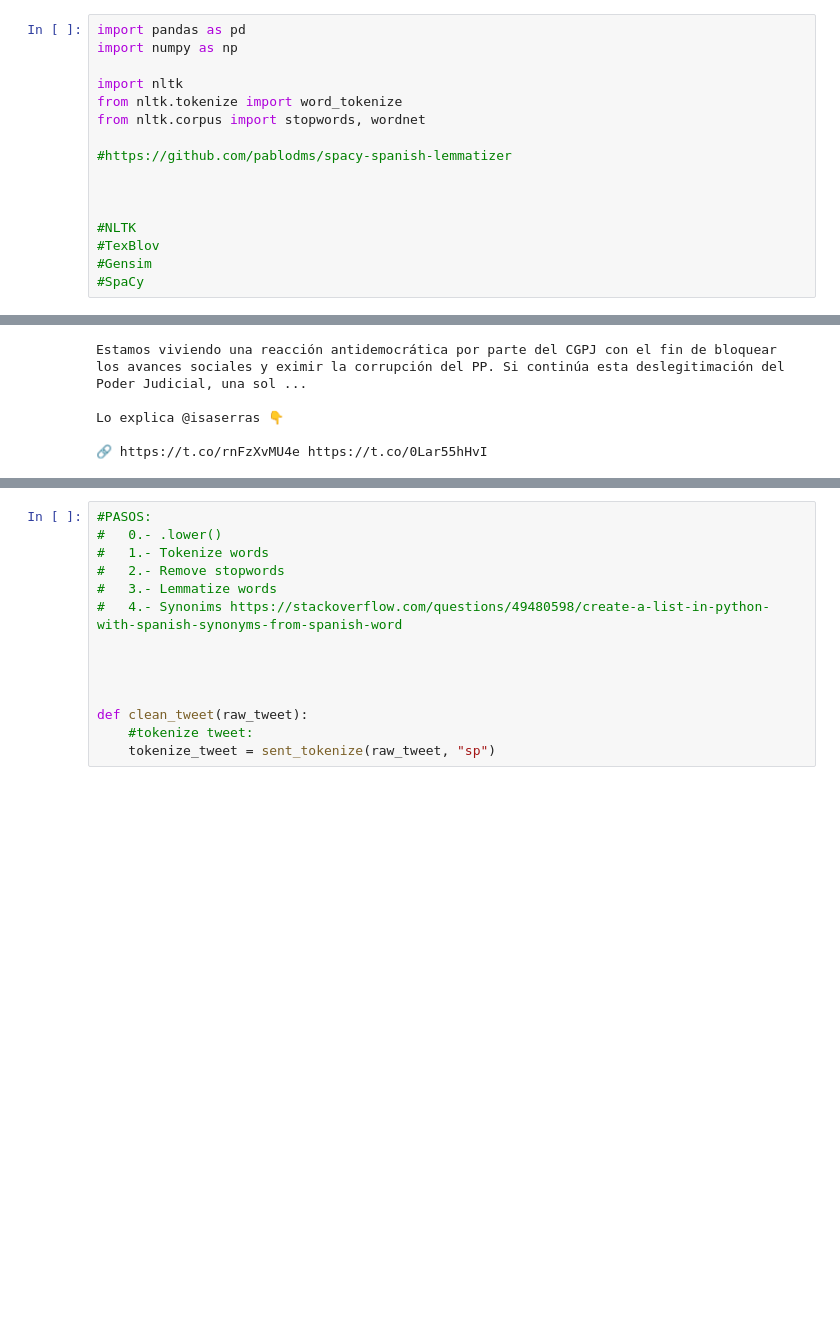
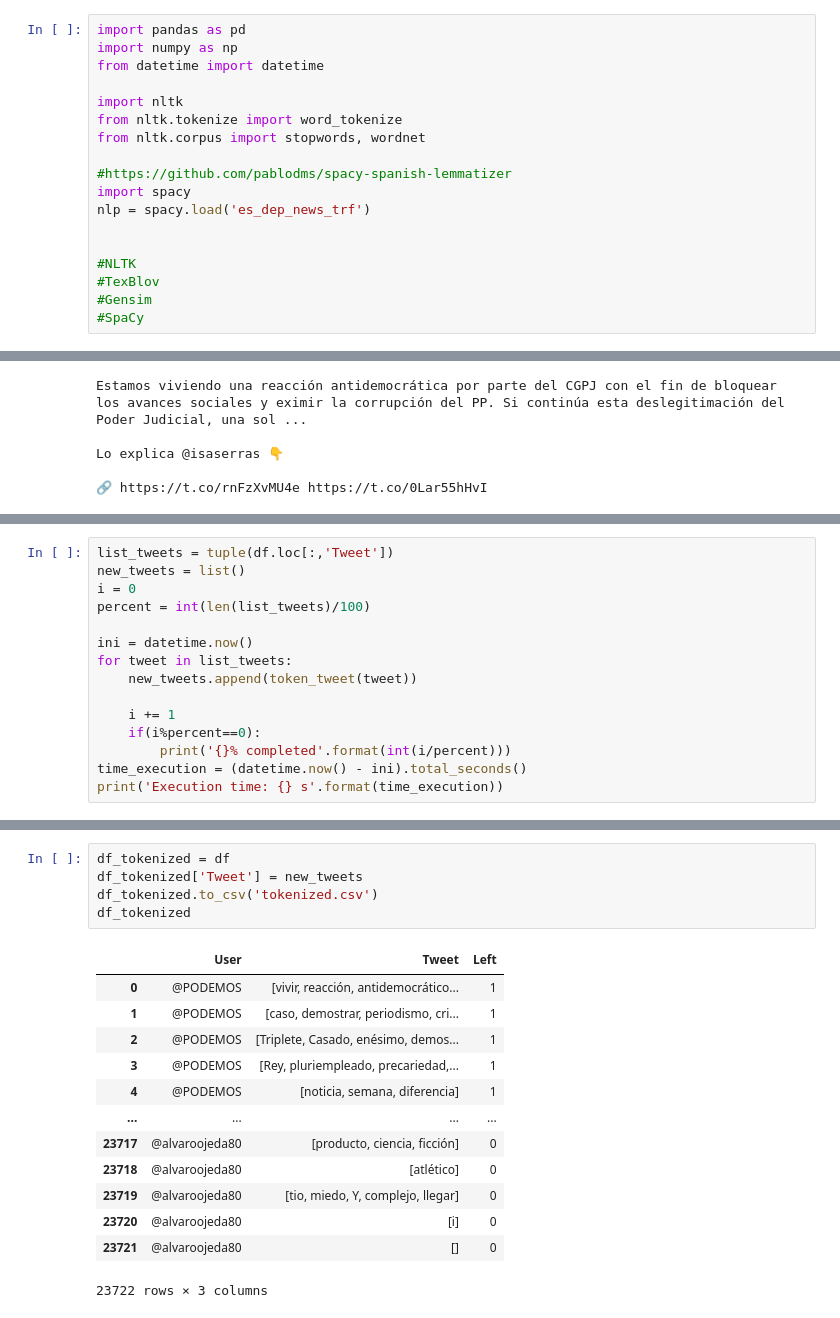
Before and after one commit to rubzip/PoliticalPass, a Jupyter notebook: cleaning/data_cleaning.ipynb, the cells around one changed output, grey strips where cells are left out. Cells and saved outputs as stored; diff of their text form; blank space fills up the shorter version.

```diff
--- a/cleaning/data_cleaning.ipynb
+++ b/cleaning/data_cleaning.ipynb
@@ -1,13 +1,15 @@
 # %%
 import pandas as pd
 import numpy as np
+from datetime import datetime
 
 import nltk
 from nltk.tokenize import word_tokenize
 from nltk.corpus import stopwords, wordnet
 
 #https://github.com/pablodms/spacy-spanish-lemmatizer
-
+import spacy
+nlp = spacy.load('es_dep_news_trf')
 
 
 #NLTK
@@ -82,0 +110,15 @@ print(clean_tokens)
+# %%
+list_tweets = tuple(df.loc[:,'Tweet'])
+new_tweets = list()
+i = 0
+percent = int(len(list_tweets)/100)
+
+ini = datetime.now()
+for tweet in list_tweets:
+    new_tweets.append(token_tweet(tweet))
+
+    i += 1
+    if(i%percent==0):
+        print('{}% completed'.format(int(i/percent)))
+time_execution = (datetime.now() - ini).total_seconds()
+print('Execution time: {} s'.format(time_execution))
@@ -83,14 +170,19 @@ print(clean_tokens)
 # %%
-#PASOS:
-#   0.- .lower()
-#   1.- Tokenize words
-#   2.- Remove stopwords
-#   3.- Lemmatize words
-#   4.- Synonims https://stackoverflow.com/questions/49480598/create-a-list-in-python-with-spanish-synonyms-from-spanish-word
-
-
-
-
-def clean_tweet(raw_tweet):
-    #tokenize tweet:
-    tokenize_tweet = sent_tokenize(raw_tweet, "sp")
+df_tokenized = df
+df_tokenized['Tweet'] = new_tweets
+df_tokenized.to_csv('tokenized.csv')
+df_tokenized
+# %% [output]
+|  | User | Tweet | Left |
+| 0 | @PODEMOS | [vivir, reacción, antidemocrático... | 1 |
+| 1 | @PODEMOS | [caso, demostrar, periodismo, cri... | 1 |
+| 2 | @PODEMOS | [Triplete, Casado, enésimo, demos... | 1 |
+| 3 | @PODEMOS | [Rey, pluriempleado, precariedad,... | 1 |
+| 4 | @PODEMOS | [noticia, semana, diferencia] | 1 |
+| ... | ... | ... | ... |
+| 23717 | @alvaroojeda80 | [producto, ciencia, ficción] | 0 |
+| 23718 | @alvaroojeda80 | [atlético] | 0 |
+| 23719 | @alvaroojeda80 | [tio, miedo, Y, complejo, llegar] | 0 |
+| 23720 | @alvaroojeda80 | [i] | 0 |
+| 23721 | @alvaroojeda80 | [] | 0 |
+23722 rows × 3 columns
```
Also changed, not shown: parts of 7 cells of this notebook, 2 other files.
